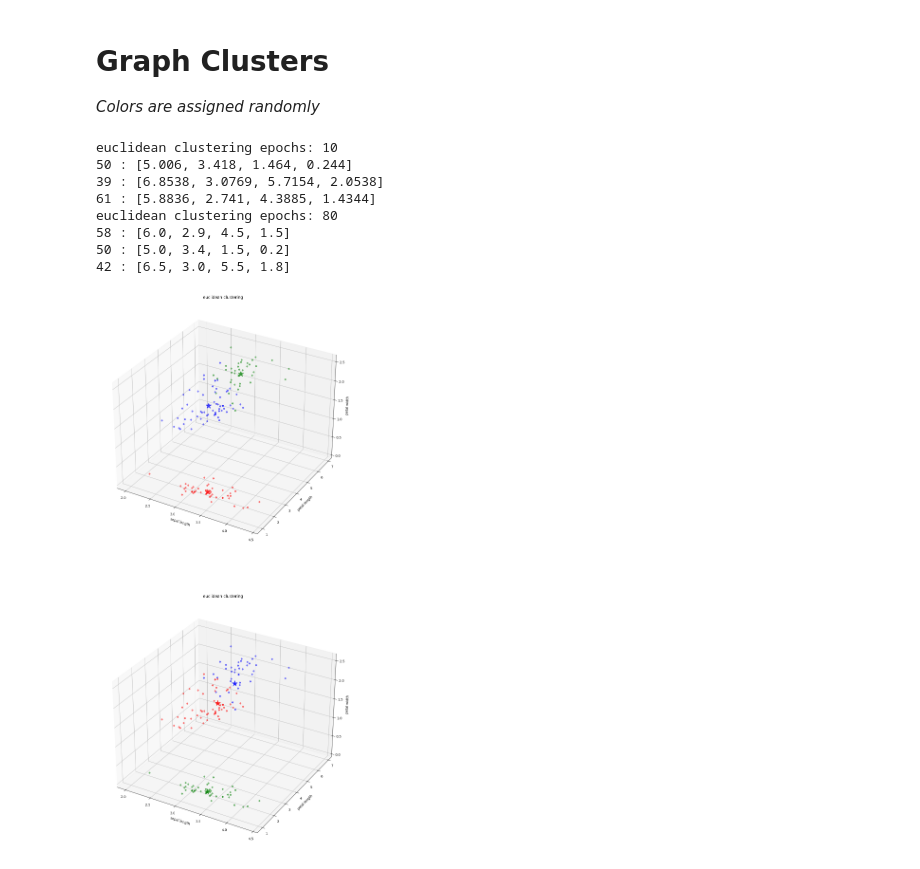
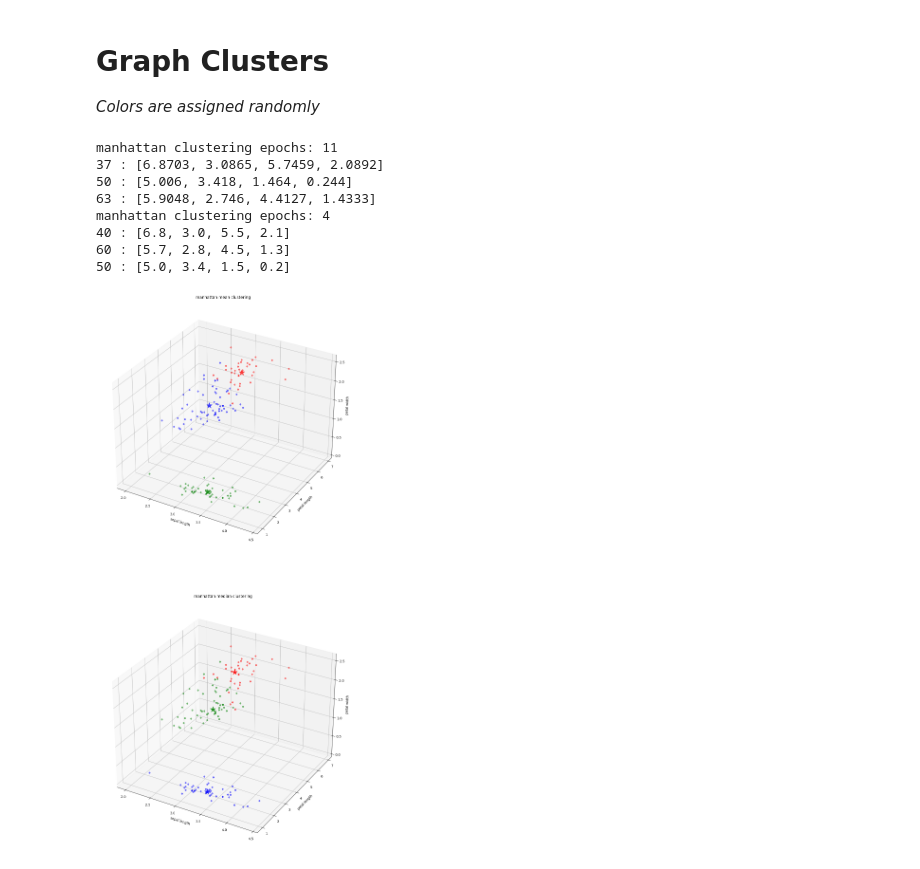
Before and after one commit to MarionForrestNLP/Building-Blocks, a Jupyter notebook: KMeans/Example_Implementation.ipynb, the cells around one changed output. Saved outputs shown, nothing was run; the diff lists cells and outputs as text; code cells hidden in the pictures.

```diff
--- a/KMeans/Example_Implementation.ipynb
+++ b/KMeans/Example_Implementation.ipynb
@@ -55,23 +38,26 @@ def Copy(matrix: list[list[float]]) -> list[list[float]]:
 # %%
 # Initialize the models
 groups = 3
-models = [
+models: list[kMeans] = [
     kMeans(
-        trainingMatrix=Copy(matrix),
+        trainingMatrix=matrix,
         kGroups=groups,
-        strategy="euclidean"
+        distanceStrategy="MANHATTAN",
+        centroidStrategy="mean"
+
     ),
     kMeans(
-        trainingMatrix=Copy(matrix),
+        trainingMatrix=matrix,
         kGroups=groups,
-        strategy="euclidean"
+        distanceStrategy="MANHATTAN",
+        centroidStrategy="median"
     )
 ]
 
 # Train the models
 epochs = [
     models[0].Train(),
-    models[1].Train(True)
+    models[1].Train()
 ]
 # %% [markdown]
 # Graph Clusters
@@ -79,41 +65,41 @@ epochs = [
 *Colors are assigned randomly*
 # %%
 def Draw_Clusters(model: kMeans, axis: plt.Axes, epoch: int) -> None:
-    print(f"{model.strategy} clustering epochs: {epoch}")
+    print(f"{model.distanceStrategy} clustering epochs: {epoch}")
 
-    axis.set_title(f"{model.strategy} clustering")
+    axis.set_title(f"{model.distanceStrategy} {model.centroidStrategy} clustering")
     axis.set_xlabel('sepal length')
     axis.set_ylabel('petal length')
     axis.set_zlabel('petal width')
 
     for cIndex, cluster in enumerate(model.clusters):
         print(f"{len(cluster.vectors)} : {cluster.centroid}")
         clusterColor: str = colors[cIndex]
         # Plot Vectors
         for vector in cluster.vectors:
             axis.scatter(vector[1], vector[2], vector[3], color=clusterColor, alpha=0.5)
         # Plot Centroid
         axis.scatter(cluster.centroid[1], cluster.centroid[2], cluster.centroid[3], color=clusterColor, marker='*', alpha=.75, s=300)
 
 colors = ['red', 'green', 'blue']
 
 # Prepare for visualization
 figure = plt.figure(figsize=(20, 30))
 grid = figure.add_gridspec(len(models), 1)
 axises = grid.subplots(subplot_kw={"projection": "3d"})
 
 # Draw clusters
 for axis, model, epoch in zip(axises, models, epochs):
     Draw_Clusters(model, axis, epoch)
 
 plt.show()
 # %% [output]
-euclidean clustering epochs: 10
+manhattan clustering epochs: 11
+37 : [6.8703, 3.0865, 5.7459, 2.0892]
 50 : [5.006, 3.418, 1.464, 0.244]
-39 : [6.8538, 3.0769, 5.7154, 2.0538]
-61 : [5.8836, 2.741, 4.3885, 1.4344]
-euclidean clustering epochs: 80
-58 : [6.0, 2.9, 4.5, 1.5]
+63 : [5.9048, 2.746, 4.4127, 1.4333]
+manhattan clustering epochs: 4
+40 : [6.8, 3.0, 5.5, 2.1]
+60 : [5.7, 2.8, 4.5, 1.3]
 50 : [5.0, 3.4, 1.5, 0.2]
-42 : [6.5, 3.0, 5.5, 1.8]
-[figure, old version]
+[figure, new version]
```
Also changed, not shown: parts of 2 cells of this notebook, 2 other files.
